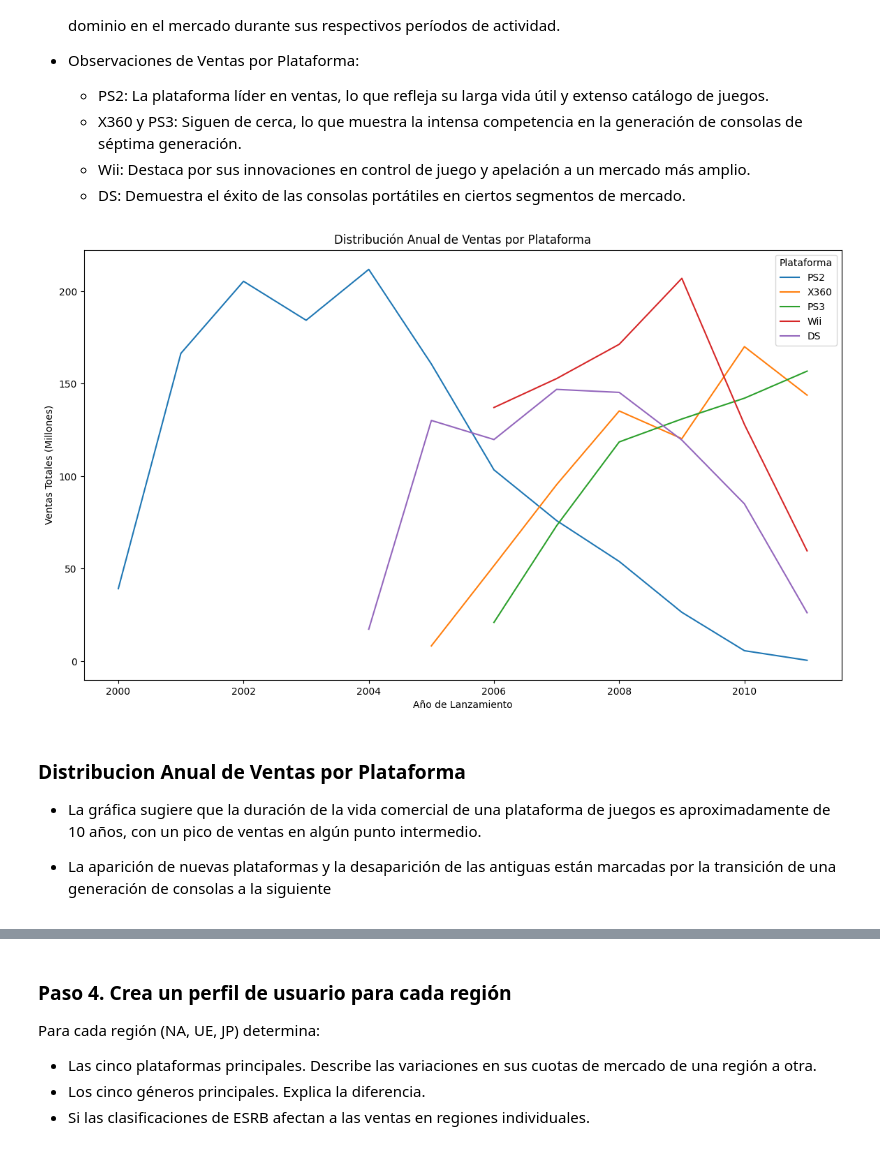
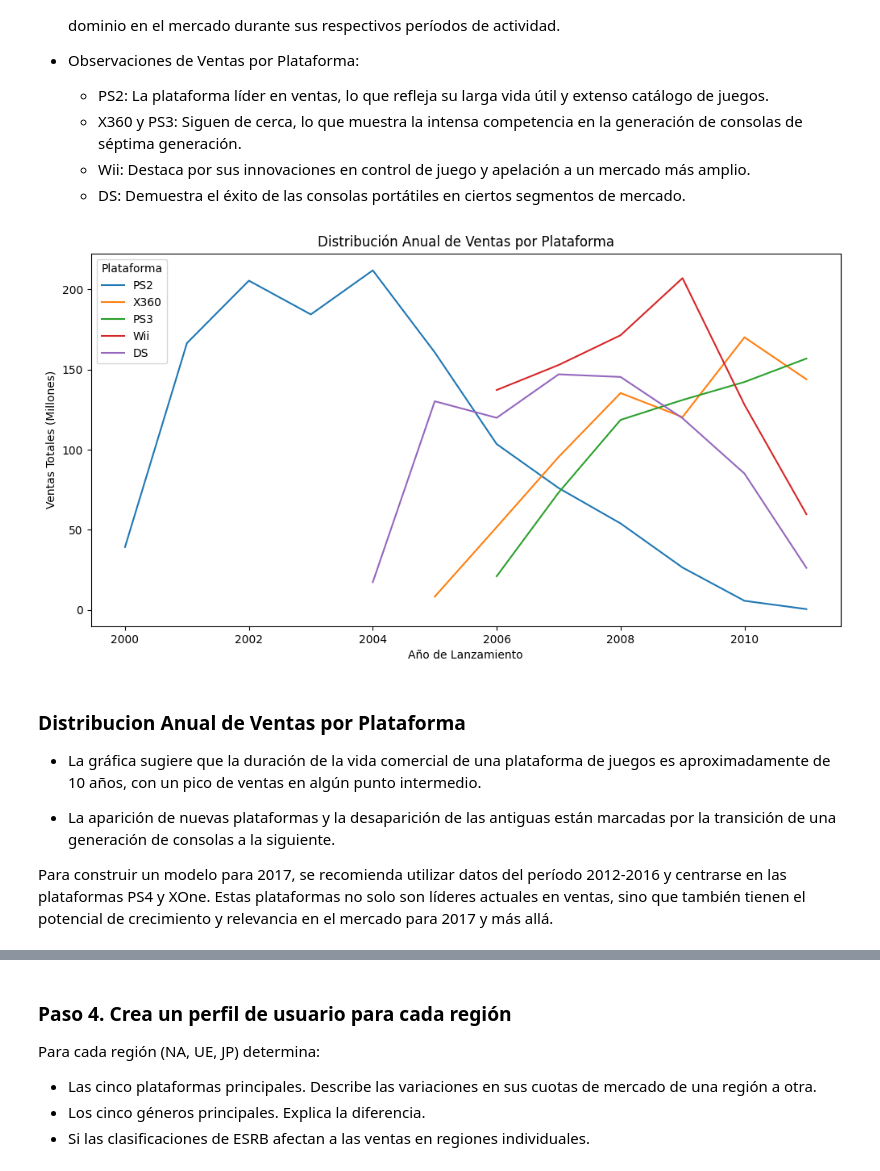
Before and after one commit to lorenzofdz/video-game-market-analysis, a Jupyter notebook: notebooks/EDA.ipynb, the cells around one changed output, grey strips where cells are left out. Saved outputs shown, nothing was run; the diff lists cells and outputs as text; code cells hidden in the pictures.

```diff
--- a/notebooks/EDA.ipynb
+++ b/notebooks/EDA.ipynb
@@ -284,29 +284,31 @@ Name: total_sales, dtype: float64
 # %%
 # Plataformas con mayores ventas totales seleccionadas para análisis
 top_platforms = ['PS2', 'X360', 'PS3', 'Wii', 'DS']
 
 # Creare un DataFrame vacío para almacenar los resultados
 yearly_sales = pd.DataFrame()
 
 for platform in top_platforms:
-    # Filtrare el DataFrame original para cada plataforma y agrupar por año de lanzamiento
+    # Filtrare el DataFrame original para cada plataforma y agrupare por año de lanzamiento
     platform_sales = games_df_cleaned[games_df_cleaned['platform'] == platform].groupby('year_of_release')['total_sales'].sum()
     # Añadire los resultados al DataFrame yearly_sales
     yearly_sales[platform] = platform_sales
 
 # Visualizacion de distribuciones en yearly_sales
 import matplotlib.pyplot as plt
 
-yearly_sales.plot(figsize=(14, 8))
+yearly_sales.plot(figsize=(12, 6))
 plt.title('Distribución Anual de Ventas por Plataforma')
 plt.xlabel('Año de Lanzamiento')
 plt.ylabel('Ventas Totales (Millones)')
 plt.legend(title='Plataforma')
 plt.show()
 # %% [output]
-[figure, old version]
+[figure, new version]
 # %% [markdown]
 ### **Distribucion Anual de Ventas por Plataforma**
 * La gráfica sugiere que la duración de la vida comercial de una plataforma de juegos es aproximadamente de 10 años, con un pico de ventas en algún punto intermedio.
 
-* La aparición de nuevas plataformas y la desaparición de las antiguas están marcadas por la transición de una generación de consolas a la siguiente
+* La aparición de nuevas plataformas y la desaparición de las antiguas están marcadas por la transición de una generación de consolas a la siguiente.
+
+Para construir un modelo para 2017, se recomienda utilizar datos del período 2012-2016 y centrarse en las plataformas PS4 y XOne. Estas plataformas no solo son líderes actuales en ventas, sino que también tienen el potencial de crecimiento y relevancia en el mercado para 2017 y más allá.
```
Also changed, not shown: parts of 5 cells of this notebook.
